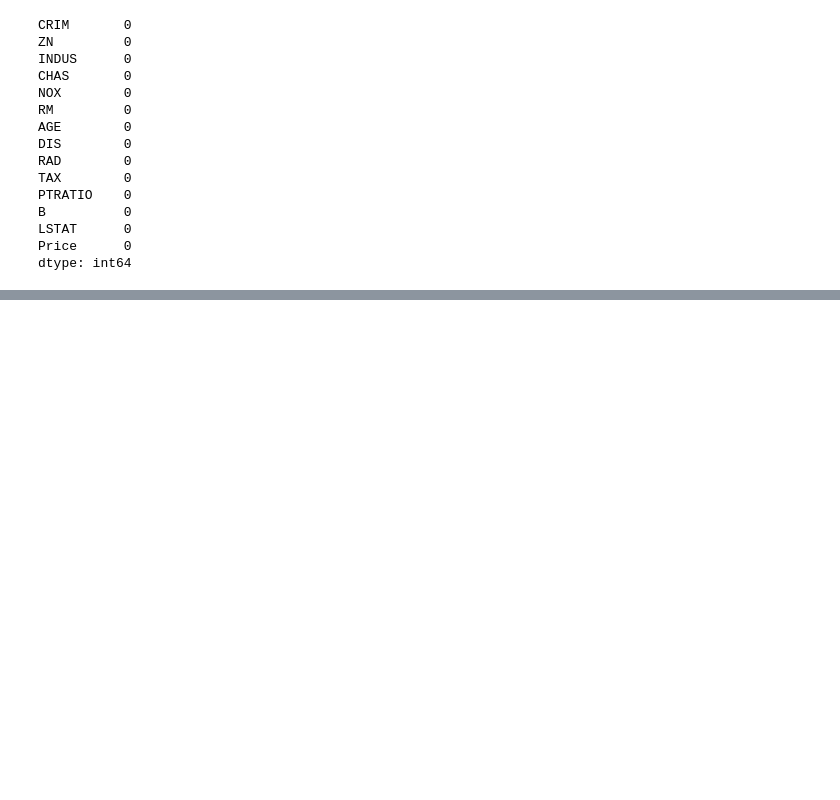
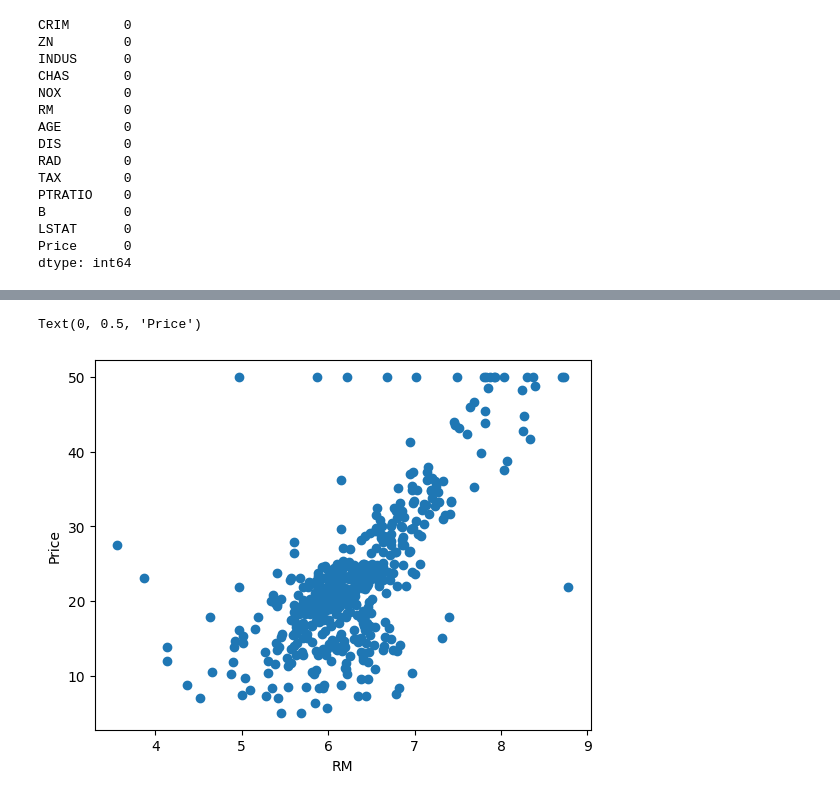
Before and after one commit to matthewmcnulty/e2e-machine-learning-project, a Jupyter notebook: linear-regression.ipynb, the cells around one changed output, grey strips where cells are left out. Drawn from its saved outputs; the diff is of its cells as text; code cells hidden in the pictures; blank space fills up the shorter version.

```diff
--- a/linear-regression.ipynb
+++ b/linear-regression.ipynb
@@ -191,0 +216,7 @@ sns.pairplot(dataset)
+# %%
+plt.scatter(dataset['RM'],dataset['Price'])
+plt.xlabel("RM")
+plt.ylabel("Price")
+# %% [output]
+Text(0, 0.5, 'Price')
+[figure, added]
```
Also changed, not shown: parts of 21 cells of this notebook.
